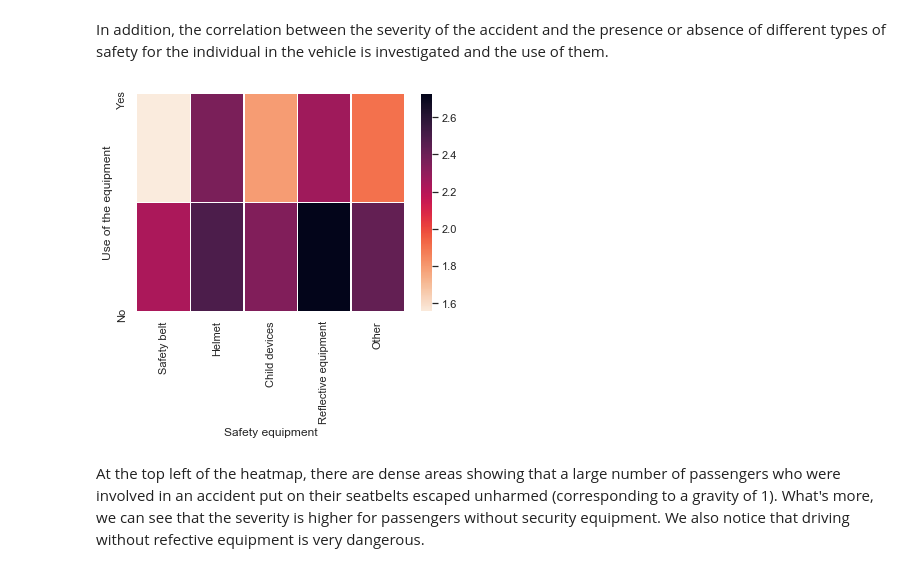
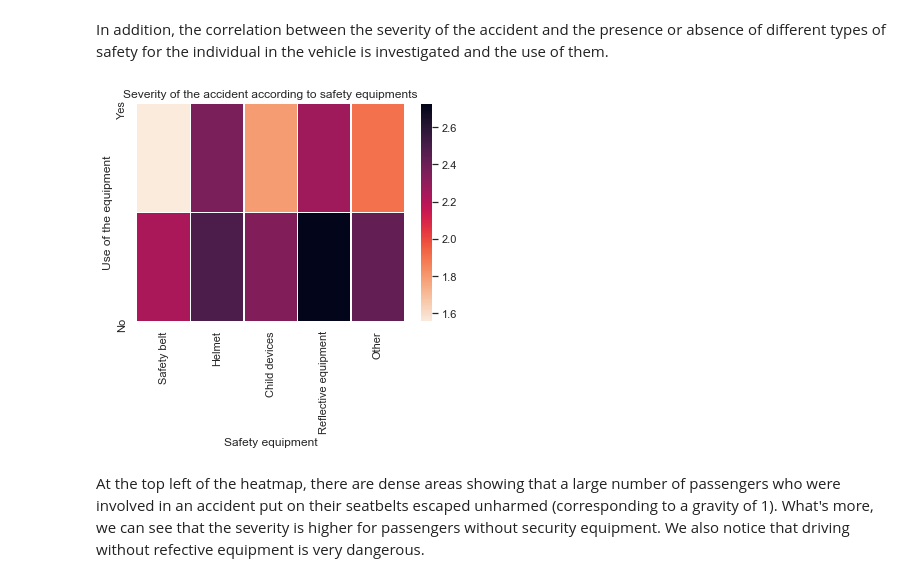
Before and after one commit to camcochet/severity-accident-classification, a Jupyter notebook: starting-kit.ipynb, the cells around one changed output. Drawn from its saved outputs; the diff is of its cells as text; code cells hidden in the pictures.

```diff
--- a/starting-kit.ipynb
+++ b/starting-kit.ipynb
@@ -817,18 +817,19 @@ In addition, the correlation between the severity of the accident and the presen
 # %%
 data_train_heatmap1 = data_train_all.copy()
 data_train_heatmap1 = data_train_heatmap1.dropna(subset=["secu"])
 data_train_heatmap1["secu1"] = data_train_heatmap1["secu"].apply(lambda x : str(x)[0])
 data_train_heatmap1["secu2"] = data_train_heatmap1["secu"].apply(lambda x : str(x)[1])
 data_train_heatmap1 = data_train_heatmap1[(data_train_heatmap1.secu2!='3') & (data_train_heatmap1.secu2!='.')]
 data_train_heatmap1 = data_train_heatmap1[["secu1", "secu2", "grav"]].dropna(axis=0)
 data_train_heatmap1["grav"] = data_train_heatmap1["grav"].replace([0, 1, 2, 3], [1, 4, 3, 2])
 data_train_heatmap1 = data_train_heatmap1.groupby(['secu2', 'secu1'])['grav'].aggregate('mean').unstack()
 cmap = sns.cm.rocket_r
 fig, ax = plt.subplots(1, figsize=(6,4))
+ax.title.set_text('Severity of the accident according to safety equipments')
 ax = sns.heatmap(data_train_heatmap1, linewidths=0.5,cmap=cmap,xticklabels=['Safety belt',"Helmet","Child devices","Reflective equipment","Other"],yticklabels=["Yes","No"]);
 ax.set(xlabel='Safety equipment', ylabel='Use of the equipment');
 # %% [output]
-[figure, old version]
+[figure, new version]
 # %% [markdown]
 At the top left of the heatmap, there are dense areas showing that a large number of passengers who were involved in an accident put on their seatbelts escaped unharmed (corresponding to a gravity of 1). What's more, we can see that the severity is higher for passengers without security equipment. We also notice that driving without refective equipment is very dangerous.
 # %% [markdown]
```
